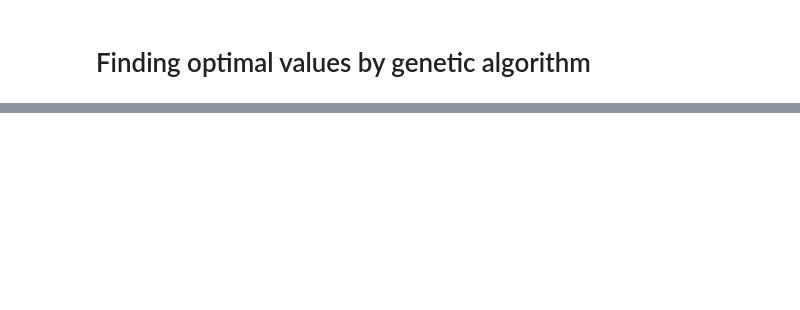
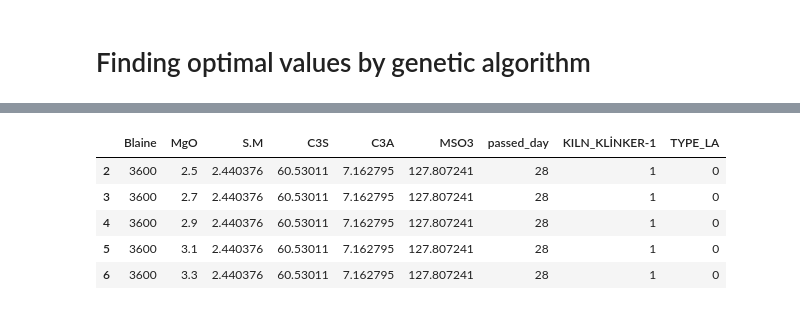
Before and after one commit to Rurushu13/DataScienceNotes, a Jupyter notebook: prediction-light.ipynb, the cells around one changed output, grey strips where cells are left out. Saved outputs shown, nothing was run; the diff lists cells and outputs as text; code cells hidden in the pictures; blank space fills up the shorter version.

```diff
--- a/prediction-light.ipynb
+++ b/prediction-light.ipynb
@@ -347,3 +270,12 @@ scenario.to_excel("28days_pred.xlsx")
 scenario.loc[scenario['28_days_pred']==scenario['28_days_pred'].max()]
 # %%
 scenario.sort_values(by=['28_days_pred'],ascending=False).head(20)
+# %%
+scenario.head()
+# %% [output]
+|  | Blaine | MgO | S.M | C3S | C3A | MSO3 | passed_day | KILN_KLİNKER-1 | TYPE_LA |
+| 2 | 3600 | 2.5 | 2.440376 | 60.53011 | 7.162795 | 127.807241 | 28 | 1 | 0 |
+| 3 | 3600 | 2.7 | 2.440376 | 60.53011 | 7.162795 | 127.807241 | 28 | 1 | 0 |
+| 4 | 3600 | 2.9 | 2.440376 | 60.53011 | 7.162795 | 127.807241 | 28 | 1 | 0 |
+| 5 | 3600 | 3.1 | 2.440376 | 60.53011 | 7.162795 | 127.807241 | 28 | 1 | 0 |
+| 6 | 3600 | 3.3 | 2.440376 | 60.53011 | 7.162795 | 127.807241 | 28 | 1 | 0 |
```
Also changed, not shown: parts of 41 cells of this notebook.
